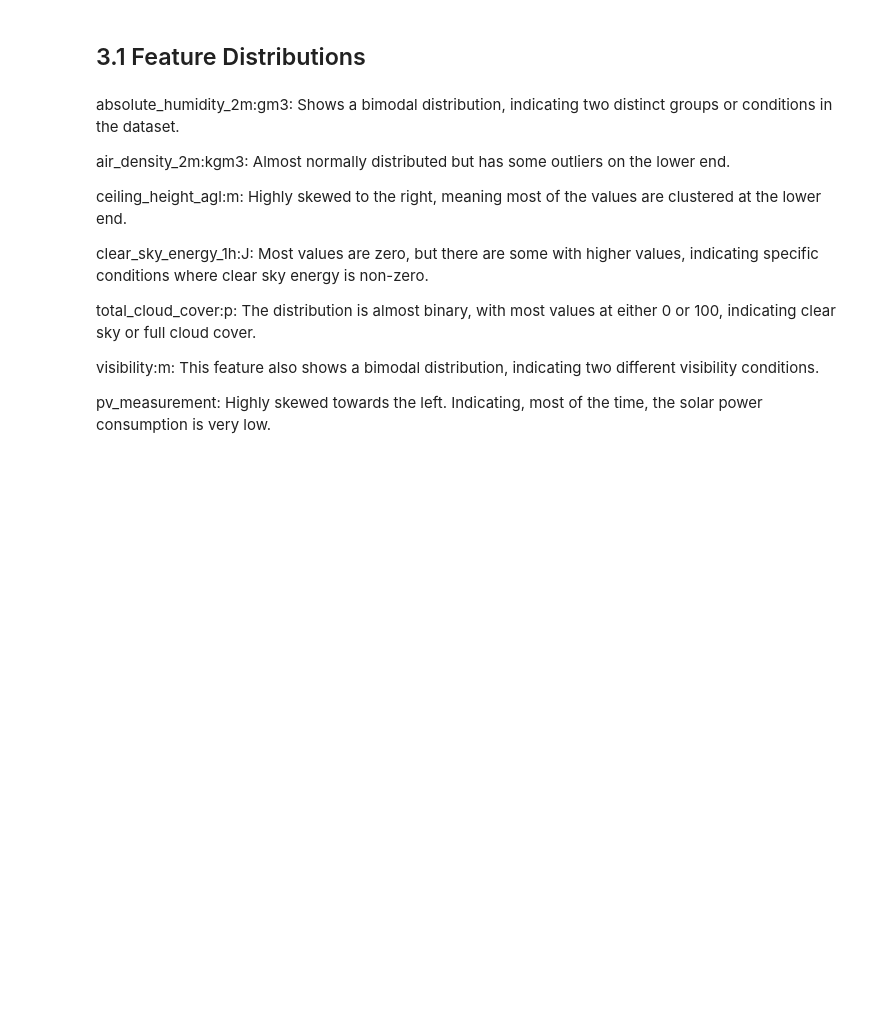
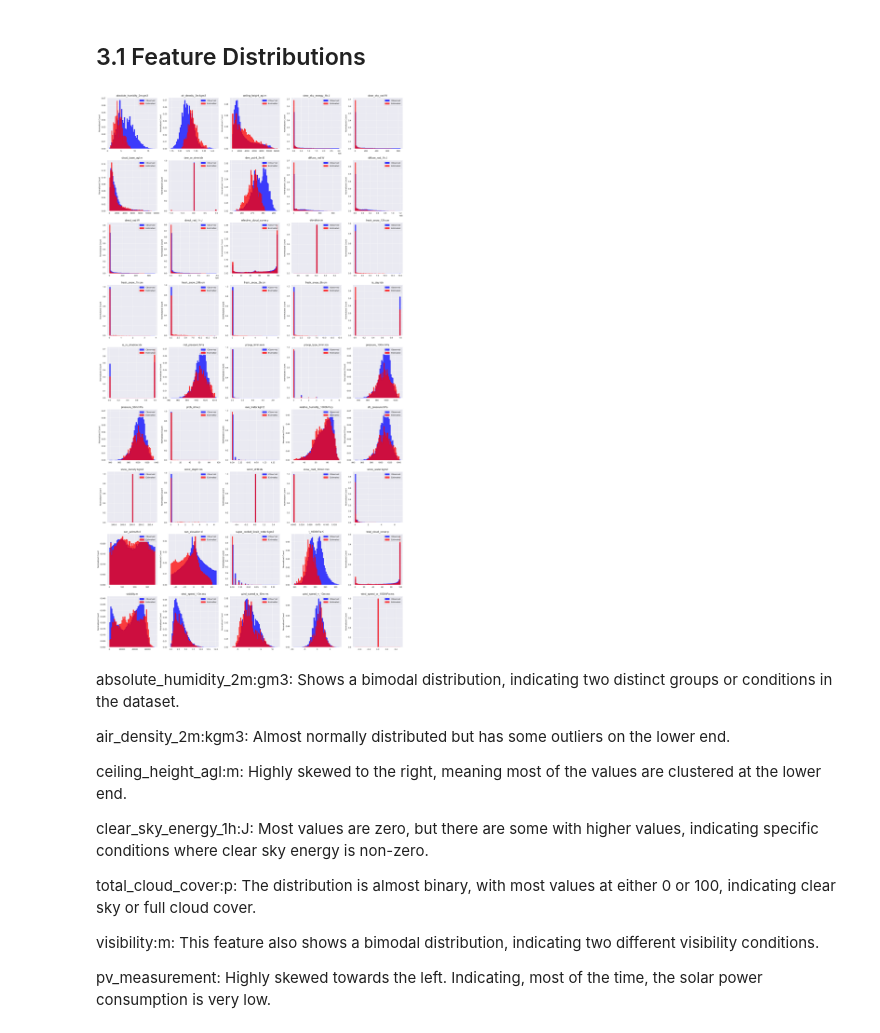
Before and after one commit to Markuski2023/MLGroupProject, a Jupyter notebook: src/EDA.ipynb, the cells around one changed output. Cells and saved outputs as stored; diff of their text form; code cells hidden in the pictures; blank space fills up the shorter version.

```diff
--- a/src/EDA.ipynb
+++ b/src/EDA.ipynb
@@ -100,34 +251,36 @@ Considering the dimensionality of the dataset, analyzing each feature independen
 ## 3.1 Feature Distributions
 # %%
 # Drop the index and target variable columns for feature distribution analysis
-X_observed = X_train_observed.drop(columns=['date_calc', 'date_forecast'])
-X_estimated = X_train_estimated.drop(columns=['date_calc', 'date_forecast'])
+X_observed = X_train_observed.drop(columns=['date_forecast'])
+X_estimated = X_train_estimated.drop(columns=['date_forecast'])
 def plot_grid_feature_distributions(observed_df, estimated_df):
     features = observed_df.columns
     num_features = len(features)
     num_rows = -(-num_features // 5)  # Calculate rows needed, rounding up
 
     fig, axes = plt.subplots(num_rows, 5, figsize=(20, num_rows * 4))
     axes = axes.flatten()  # Flatten the 2D array to 1D
 
     for i, feature in enumerate(features):
         ax = axes[i]
         sns.histplot(observed_df[feature], kde=False, bins=50, color='b', label='Observed', stat='probability', ax=ax, element='step')
         sns.histplot(estimated_df[feature], kde=False, bins=50, color='r', label='Estimated', stat='probability', ax=ax, element='step')
         ax.set_title(f'{feature}')
         ax.set_xlabel('')
         ax.set_ylabel('Normalized Count')
         ax.legend()
 
     # Remove extra subplots
     for i in range(num_features, num_rows * 5):
         fig.delaxes(axes[i])
 
     plt.tight_layout()
     plt.show()
 
 # Call the function to plot the grid
 plot_grid_feature_distributions(X_observed, X_estimated)
+# %% [output]
+[figure, added]
 # %% [markdown]
 absolute_humidity_2m:gm3: Shows a bimodal distribution, indicating two distinct groups or conditions in the dataset.
 
```
Also changed, not shown: parts of 24 cells of this notebook, 6 other files.
